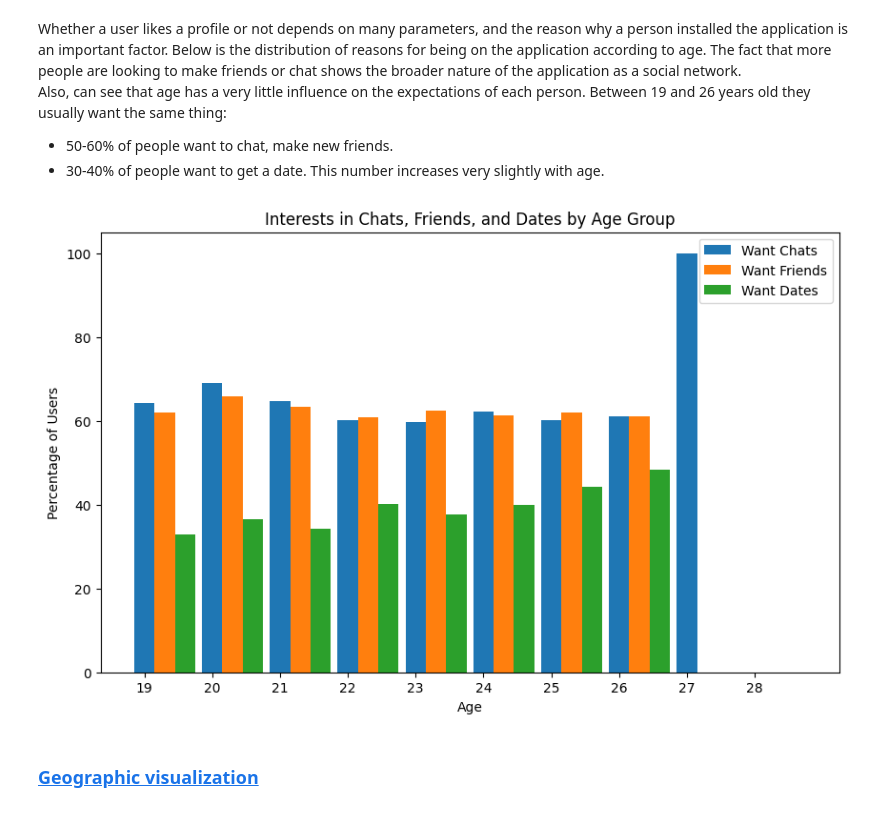
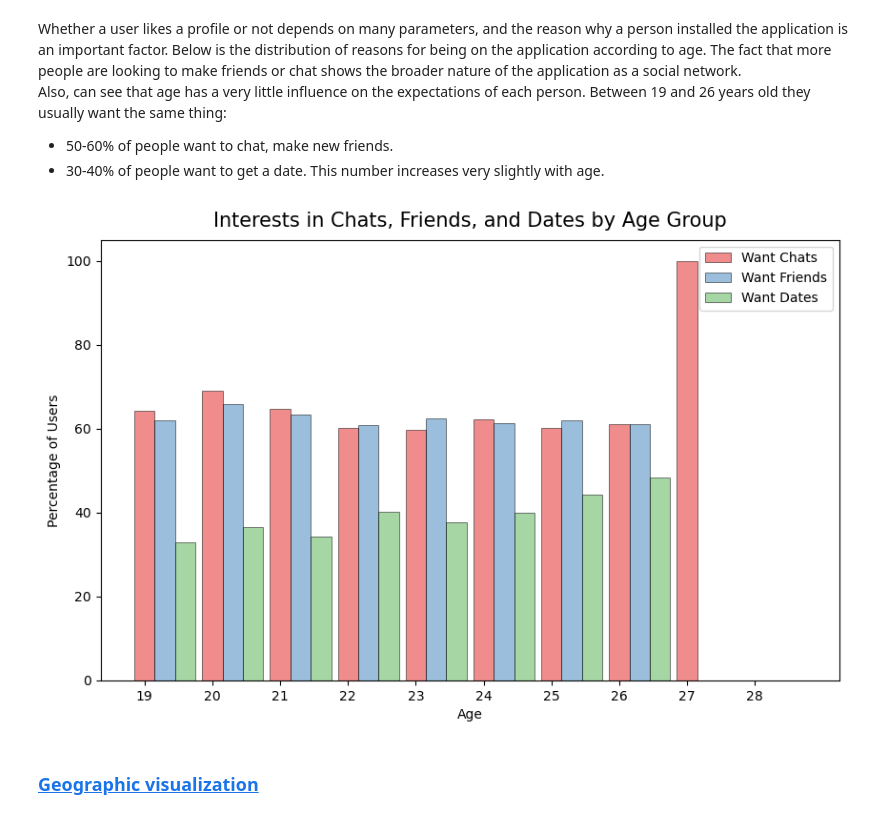
Before and after one commit to JstLearning/dating_app, a Jupyter notebook: dating_app_starting_kit.ipynb, the cells around one changed output. Saved outputs shown, nothing was run; the diff lists cells and outputs as text; code cells hidden in the pictures.

```diff
--- a/dating_app_starting_kit.ipynb
+++ b/dating_app_starting_kit.ipynb
@@ -282,20 +292,20 @@ statistics_df = statistics_df.reset_index(drop=True)
 # %%
 # Create the bar plot
 fig, ax = plt.subplots(figsize=(10,6))
-ax.bar(x=statistics_df['age'], height=statistics_df['percentWantChats'], width=0.3, label='Want Chats')
-ax.bar(x=statistics_df['age']+0.3, height=statistics_df['percentWantFriends'], width=0.3, label='Want Friends')
-ax.bar(x=statistics_df['age']+0.6, height=statistics_df['percentWantDates'], width=0.3, label='Want Dates')
+ax.bar(x=statistics_df['age'], height=statistics_df['percentWantChats'], width=0.3, label='Want Chats', color="#e41a1c", alpha=0.5, edgecolor='black', linewidth=0.7)
+ax.bar(x=statistics_df['age']+0.3, height=statistics_df['percentWantFriends'], width=0.3, label='Want Friends', color="#377eb8", alpha=0.5, edgecolor='black', linewidth=0.7)
+ax.bar(x=statistics_df['age']+0.6, height=statistics_df['percentWantDates'], width=0.3, label='Want Dates', color="#4daf4a", alpha=0.5, edgecolor='black', linewidth=0.7)
 
 # Add labels and titles
 ax.set_xlabel('Age')
 ax.set_ylabel('Percentage of Users')
-ax.set_title('Interests in Chats, Friends, and Dates by Age Group')
+ax.set_title('Interests in Chats, Friends, and Dates by Age Group', fontsize=15, pad=10)
 ax.set_xticks(statistics_df['age'])
 ax.legend()
 
 plt.show()
 # %% [output]
-[figure, old version]
+[figure, new version]
 # %% [markdown]
 ### <a id='toc1_4_3_'></a>[Geographic visualization](#toc0_)
 # %% [markdown]
```
Also changed, not shown: parts of 25 cells of this notebook, 2 other files.
